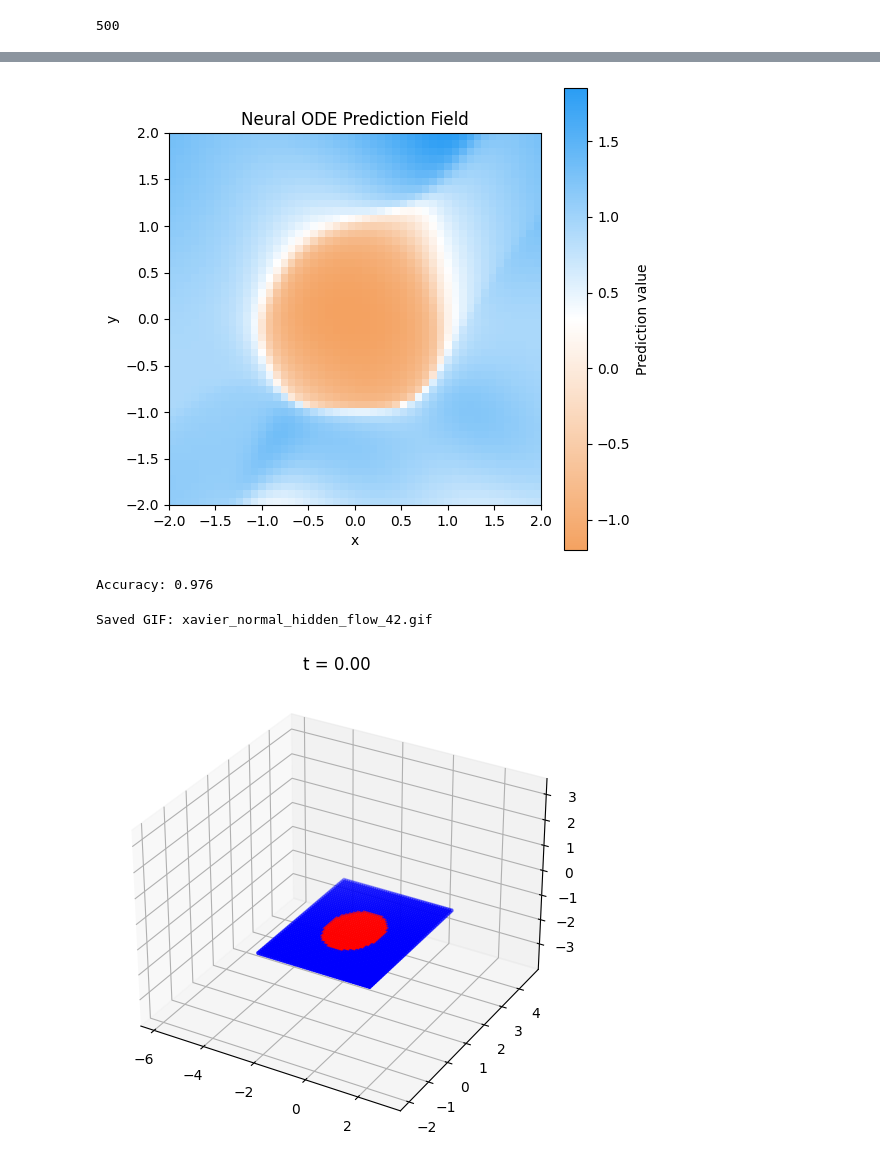
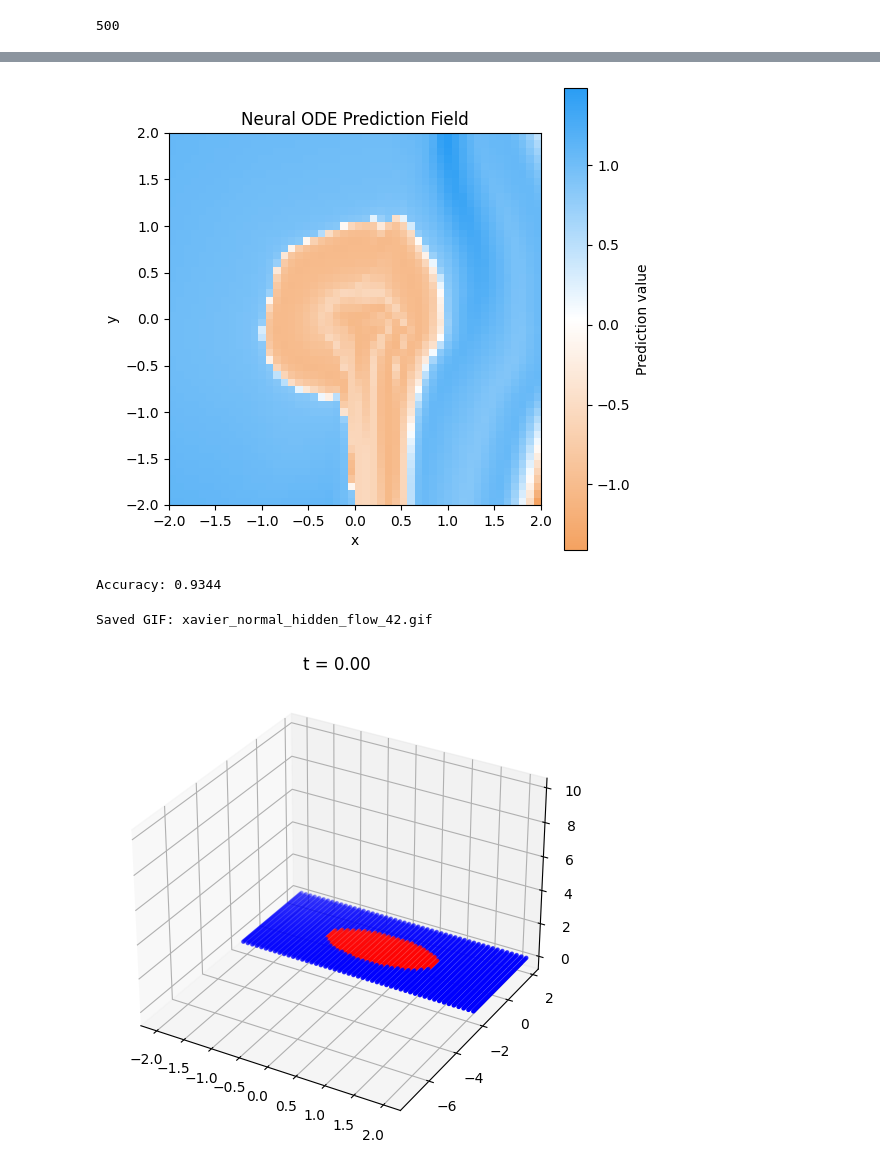
Before and after one commit to TontiMatteo/lyap_exp_node, a Jupyter notebook: notebooks/circle_node.ipynb, the cells around one changed output, grey strips where cells are left out. Cells and saved outputs as stored; diff of their text form; code cells hidden in the pictures.

Commit message:
attempt replicating paper results

```diff
--- a/notebooks/circle_node.ipynb
+++ b/notebooks/circle_node.ipynb
@@ -92,7 +92,7 @@ for seed in seeds:
     torch.manual_seed(seed)
 
     neural_ode = NeuralODEClassifier(input_dim=2, hidden_dim=3)
-    neural_ode.apply(lambda m: init_weights(m, init_type="xavier_normal", gain=0.9))
+    neural_ode.apply(lambda m: init_weights(m, init_type="gaussian", gain=0.9))
 
     train(neural_ode, train_dataloader, val_dataloader, loss_fn, acc_target=0.95, seed=seed, epochs=5000)
 
@@ -331,11 +332,11 @@ ax.set_ylabel("y")
 ax.set_title("Neural ODE Prediction Field")
 
 
-fig.savefig(save_dir / "2lh10_pred_47.png", dpi=300)
+fig.savefig(save_dir / "paper_dopri_ce_relu_pred_45.png", dpi=300)
 
 plt.show()
 # %% [output]
-[figure, old version]
+[figure, new version]
 # %%
 Y_true = np.where(X**2 + Y**2 < 1, -1, 1)
 
@@ -345,7 +346,7 @@ Y_pred = np.where(Z < 0, -1, 1)
 accuracy = (Y_pred.flatten() == Y_true.flatten()).mean()
 print("Accuracy:", accuracy)
 # %% [output]
-Accuracy: 0.976
+Accuracy: 0.9344
 # %%
 t_eval = torch.linspace(0, 1, 100)
 
@@ -367,39 +368,38 @@ colors[labels == 1] = torch.tensor([0.0, 0.0, 1.0])
 colors_np = colors.numpy()
 # %%
 from matplotlib.animation import FuncAnimation
-import matplotlib
 # matplotlib.use("Agg")
 
 T, N, _ = traj.shape
 traj_np = traj.cpu().numpy()
 
 fig = plt.figure(figsize=(6,6))
 ax = fig.add_subplot(111, projection='3d')
 
 # Initial scatter
 scatter = ax.scatter(traj_np[0,:,0], traj_np[0,:,1], traj_np[0,:,2], c=colors_np, s=5)
 
 ax.set_xlim(traj_np[:,:,0].min(), traj_np[:,:,0].max())
 ax.set_ylim(traj_np[:,:,1].min(), traj_np[:,:,1].max())
 ax.set_zlim(traj_np[:,:,2].min(), traj_np[:,:,2].max())
 # ax.set_title("Neural ODE flow in hidden space"
 
 def update(frame):
     scatter._offsets3d = (
         traj_np[frame,:,0],
         traj_np[frame,:,1],
         traj_np[frame,:,2],
     )
     ax.set_title(f"t = {1*frame/(T-1):.2f}")
     return scatter,
 
 anim = FuncAnimation(fig, update, frames=T, interval=80)
 
-anim.save("../pics/circle_node/xavier_normal/zero_aug_T=1/2lh10_hidden_flow_47.gif", writer="pillow", fps=15)
+anim.save("../pics/circle_node/xavier_normal/zero_aug_T=1/paper_dopri_ce_relu_hidden_flow_45.gif", writer="pillow", fps=15)
 print("Saved GIF: xavier_normal_hidden_flow_42.gif")
 # %% [output]
 Saved GIF: xavier_normal_hidden_flow_42.gif
-[figure, old version]
+[figure, new version]
 # %%
 # Z is shape (len(x_vals), len(y_vals)), e.g., (100,100)
 Z_flat = Z.ravel()  # shape (10000,)
```
Also changed, not shown: parts of 9 cells of this notebook, 46 other files.
